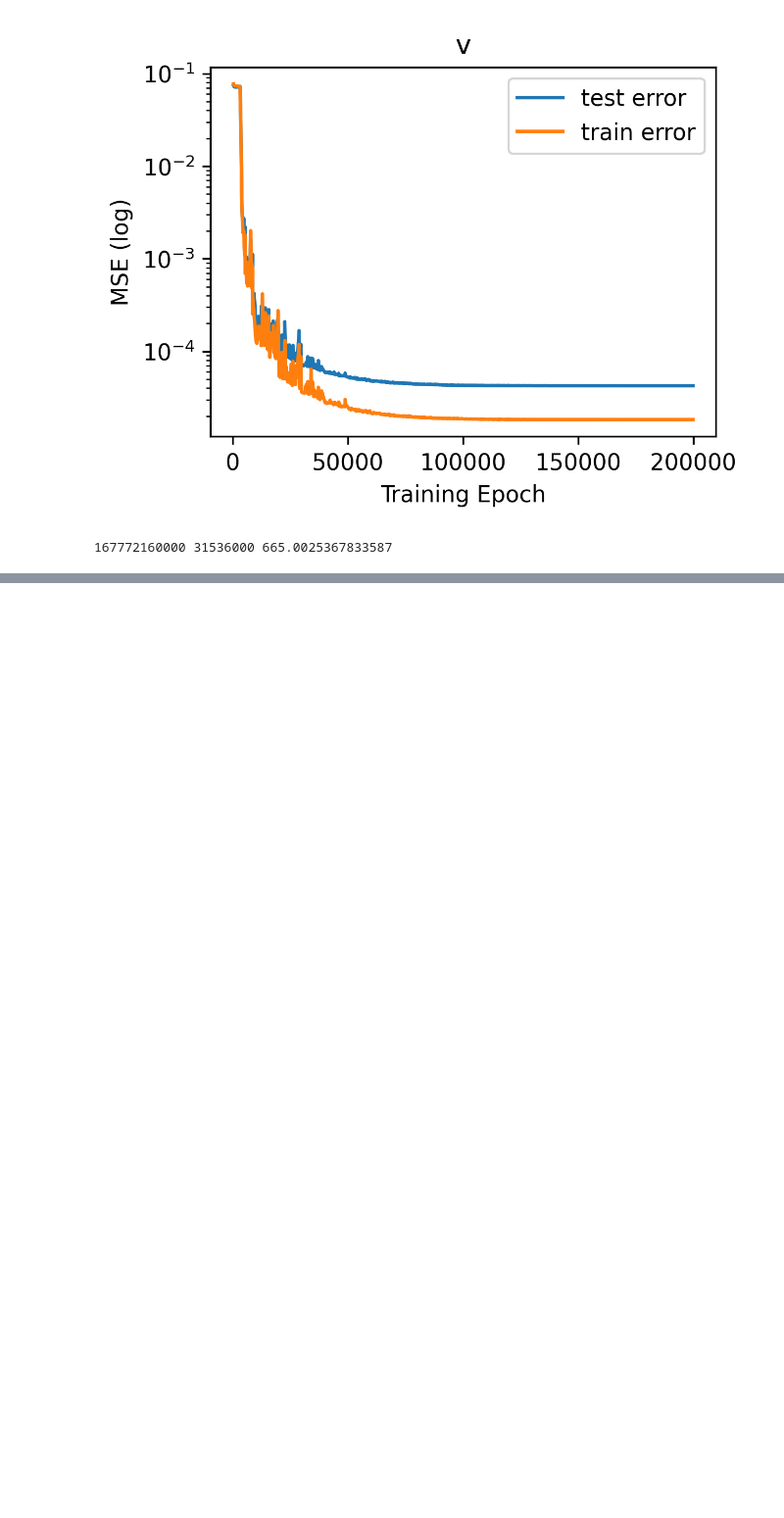
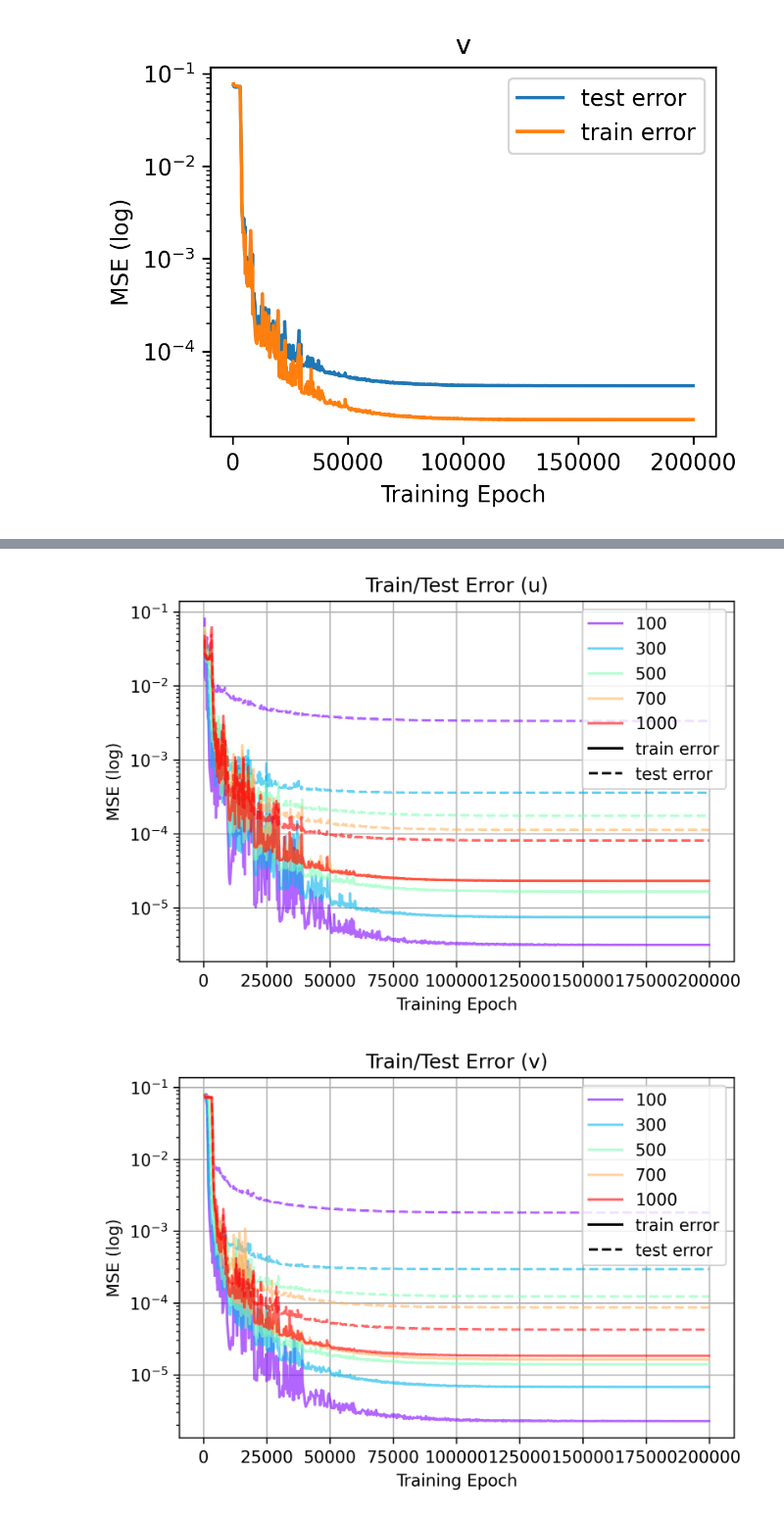
Before and after one commit to quantumiracle/nn_pde, a Jupyter notebook: torch/plot_result.ipynb, the cells around one changed output, grey strips where cells are left out. Shown at 98% size. Drawn from its saved outputs; the diff is of its cells as text; code cells hidden in the pictures; blank space fills up the shorter version.

```diff
--- a/torch/plot_result.ipynb
+++ b/torch/plot_result.ipynb
@@ -97,4 +93,73 @@ b=3600*24*365
-# %%
-print(a, b, float(a)/b/8)
-# %% [output]
-167772160000 31536000 665.0025367833587
+# %%
+import matplotlib.cm as cm
+from matplotlib.lines import Line2D
+data_path = './data/train'
+files = []
+file_paths = []
+for file in os.listdir(data_path):
+    # print(file)
+    files.append(file)
+
+def plot(x, y, l, color, savepath='', line=None, title='', log=True):
+    plt.plot(x,y,line, c=color, label=l, alpha=0.6)
+    if log:
+        plt.yscale('log')
+
+
+xs, ys = [], []
+dates = ['0423', '0424']  # train with 2 dataset
+data = [100, 300, 500, 700, 1000]
+plt.figure(figsize=(6, 4), dpi=300)
+colors = cm.rainbow(np.linspace(0, 1, len(data)))
+for d, c in zip(data, colors):
+    for f in files:
+        for date in dates:
+            if date in f and str(d)+'-' in f and '_u' in f:
+                print(f)
+                file_path = os.path.join(data_path, f)
+                data = read_csv(file_path)
+                if 'Test' in f:
+                    plot(data['Step'], data['Value'], l=None, color=c, line='--', title='u')
+                else:
+                    plot(data['Step'], data['Value'], l=str(d), color=c, line='-', title='u')
+plt.ylabel('MSE (log)')
+plt.xlabel('Training Epoch')
+plt.grid()
+handles, labels = plt.gca().get_legend_handles_labels()
+train_line = Line2D([0], [0], label='train error', color='k')
+test_line = Line2D([0], [0],linestyle='--', label='test error', color='k')
+handles.extend([train_line, test_line])
+plt.legend(handles=handles)
+plt.title('Train/Test Error (u)')
+plt.savefig('./figures/compare_u.png', bbox_inches='tight', dpi=300)
+
+
+
+
+xs, ys = [], []
+dates = ['0423', '0424']  # train with 2 dataset
+data = [100, 300, 500, 700, 1000]
+plt.figure(figsize=(6, 4), dpi=300)
+colors = cm.rainbow(np.linspace(0, 1, len(data)))
+for d, c in zip(data, colors):
+    for f in files:
+        for date in dates:
+            if date in f and str(d)+'-' in f and '_v' in f:
+                print(f)
+                file_path = os.path.join(data_path, f)
+                data = read_csv(file_path)
+                if 'Test' in f:
+                    plot(data['Step'], data['Value'], l=None, color=c, line='--', title='u')
+                else:
+                    plot(data['Step'], data['Value'], l=str(d), color=c, line='-', title='u')
+plt.ylabel('MSE (log)')
+plt.xlabel('Training Epoch')
+plt.grid()
+handles, labels = plt.gca().get_legend_handles_labels()
+train_line = Line2D([0], [0], label='train error', color='k')
+test_line = Line2D([0], [0],linestyle='--', label='test error', color='k')
+handles.extend([train_line, test_line])
+plt.legend(handles=handles)
+plt.title('Train/Test Error (v)')
+plt.savefig('./figures/compare_v.png', bbox_inches='tight', dpi=300)
+# %% [output]
@@ -100,0 +186,2 @@ print(a, b, float(a)/b/8)
+[figure, added]
+[figure, added]
```
Also changed, not shown: parts of 5 cells of this notebook, 28 other files.
